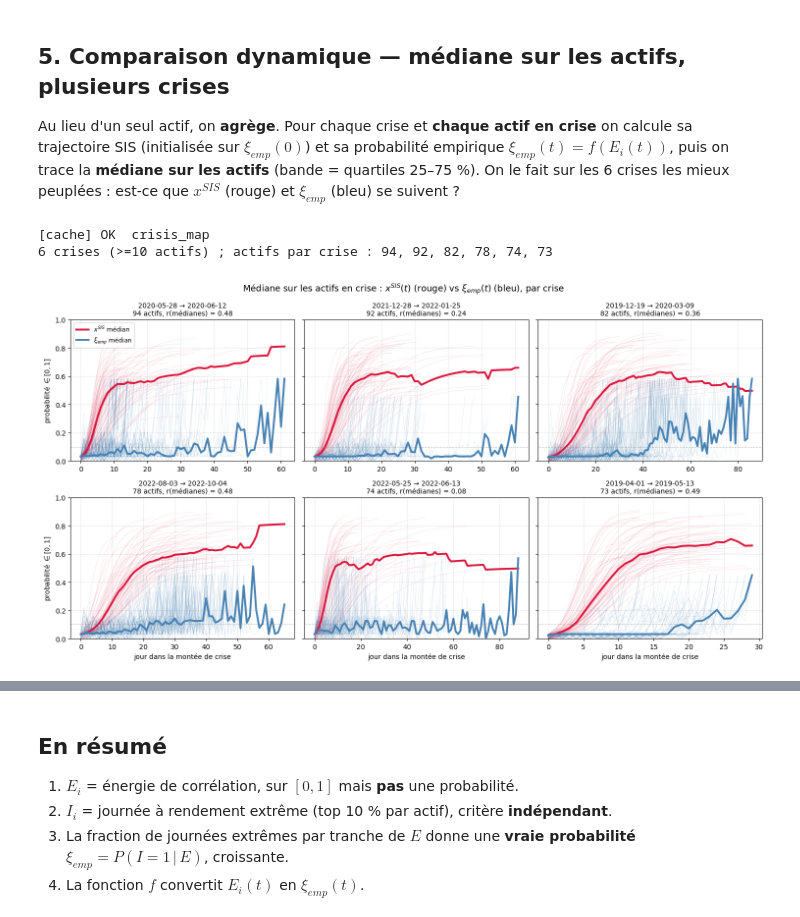
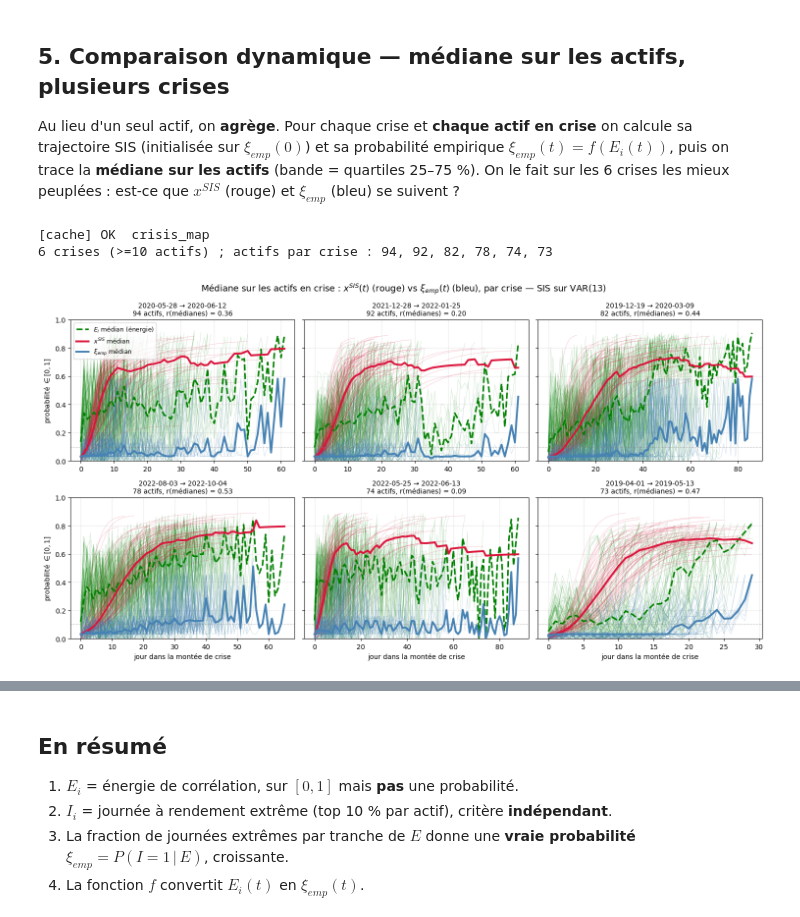
Before and after one commit to theodore34/contagion, a Jupyter notebook: notebooks/article.ipynb, the cells around one changed output, grey strips where cells are left out. Drawn from its saved outputs; the diff is of its cells as text; code cells hidden in the pictures.

```diff
--- a/notebooks/article.ipynb
+++ b/notebooks/article.ipynb
@@ -193,53 +193,56 @@ def _med(curves):
 
 P  = analysis.load_periods(ctx)
 fc = model.make_fit_context(ctx, P['crisis_map'])
-A  = ctx.A_sis['PMFG']
+A  = ctx.A_sis['VAR(13)']
 
 per_data = []
 for (pa, pb) in P['intervals_chrono']:
     cache = model.cache_signed(pa, pb, fc)
     if len(cache) < 10:                                  # crises trop peu peuplées ignorées
         continue
-    XS, XE = [], []
+    XS, XE, XG = [], [], []
     for gi, d in cache.items():
         E_i = d['E_i']; ok = ~np.isnan(E_i)
         if ok.sum() < 5:
             continue
         xe = analysis.map_energy(E_i, mp.f)                    # xi_emp(t) = f(E_i(t))
         d2 = dict(d, x0=analysis.map_energy(d['x0'], mp.f))    # SIS initialisé sur xi_emp(0)
-        XS.append(model.integrate_fast(d2, gi, A)); XE.append(xe)
+        XS.append(model.integrate_fast(d2, gi, A)); XE.append(xe); XG.append(E_i)
     if len(XS) >= 10:
-        per_data.append((pa, pb, XS, XE))
+        per_data.append((pa, pb, XS, XE, XG))
 
 per_data.sort(key=lambda t: -len(t[2]))                  # les mieux peuplées d'abord
 per_data = per_data[:6]
 print(f"{len(per_data)} crises (>=10 actifs) ; actifs par crise : "
       + ', '.join(str(len(d[2])) for d in per_data))
 
 fig, axes = plt.subplots(2, 3, figsize=(15, 8), sharey=True)
-for ax, (pa, pb, XS, XE) in zip(axes.ravel(), per_data):
-    mS, _, _ = _med(XS); mE, _, _ = _med(XE)
-    for xs in XS:                                             # spaghetti : une courbe par actif
-        ax.plot(np.arange(len(xs)), xs, color='crimson', alpha=0.12, lw=0.6)
-    for xe in XE:
-        ax.plot(np.arange(len(xe)), xe, color='steelblue', alpha=0.12, lw=0.6)
+for ax, (pa, pb, XS, XE, XG) in zip(axes.ravel(), per_data):
+    mS, _, _ = _med(XS); mE, _, _ = _med(XE); mG, _, _ = _med(XG)
+    for xg in XG:                                             # spaghetti : E_i brut (vert)
+        ax.plot(np.arange(len(xg)), xg, color='green', alpha=0.18, lw=0.6)
+    for xs in XS:                                             # x_SIS (rouge)
+        ax.plot(np.arange(len(xs)), xs, color='crimson', alpha=0.25, lw=0.6)
+    for xe in XE:                                             # xi_emp (bleu)
+        ax.plot(np.arange(len(xe)), xe, color='steelblue', alpha=0.25, lw=0.6)
+    ax.plot(np.arange(len(mG)), mG, color='green', lw=2.4, ls='--', label=r'$E_i$ médian (énergie)')
     ax.plot(np.arange(len(mS)), mS, color='crimson', lw=2.8, label=r'$x^{SIS}$ médian')
     ax.plot(np.arange(len(mE)), mE, color='steelblue', lw=2.8, label=r'$\xi_{emp}$ médian')
     ax.axhline(mp.marginal, color='0.5', lw=0.8, ls=':')
     L = min(len(mS), len(mE)); u = ~np.isnan(mS[:L]) & ~np.isnan(mE[:L])
     r = pearsonr(mS[:L][u], mE[:L][u])[0] if u.sum() > 2 else float('nan')
     ax.set_title(f"{ctx.all_days[pa]} → {ctx.all_days[pb]}\n{len(XS)} actifs, r(médianes) = {r:.2f}", fontsize=10)
     ax.set_ylim(0, 1); ax.grid(alpha=0.25)
 axes[0, 0].legend(fontsize=9, loc='upper left')
 for ax in axes[1, :]: ax.set_xlabel('jour dans la montée de crise')
 for ax in axes[:, 0]: ax.set_ylabel(r'probabilité $\in[0,1]$')
-fig.suptitle(r'Médiane sur les actifs en crise : $x^{SIS}(t)$ (rouge) vs $\xi_{emp}(t)$ (bleu), par crise', fontsize=13)
+fig.suptitle(r'Médiane sur les actifs en crise : $x^{SIS}(t)$ (rouge) vs $\xi_{emp}(t)$ (bleu), par crise — SIS sur VAR(13)', fontsize=13)
 fig.tight_layout()
 plt.show()
 # %% [output]
 [cache] OK  crisis_map
 6 crises (>=10 actifs) ; actifs par crise : 94, 92, 82, 78, 74, 73
-[figure, old version]
+[figure, new version]
 # %%
 # ── Variante : on ne garde que les actifs BIEN AJUSTÉS (R²(x_SIS, E_i) > 0.6), comme le rapport ──
 # (réutilise _med, P, fc, A, mp de la cellule précédente)
```
Also changed, not shown: parts of 1 cell of this notebook.
